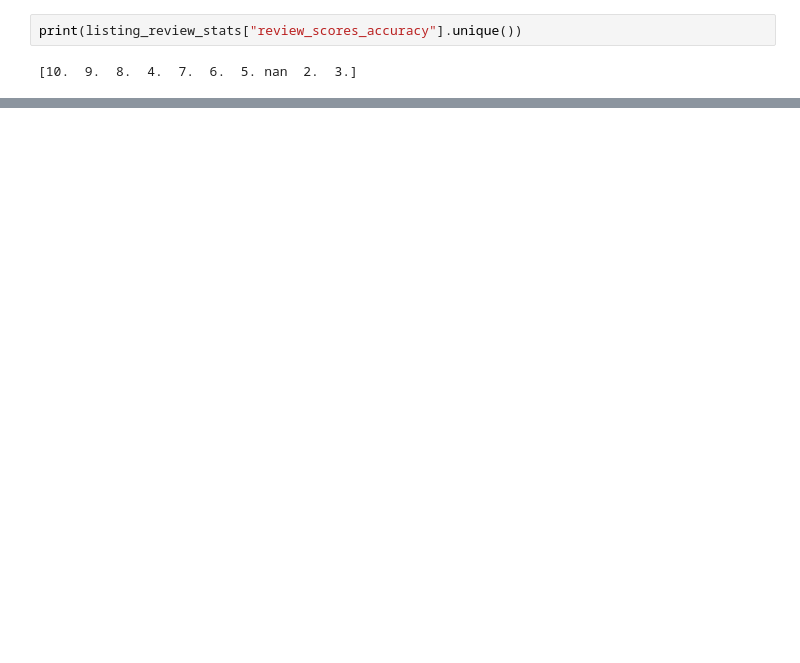
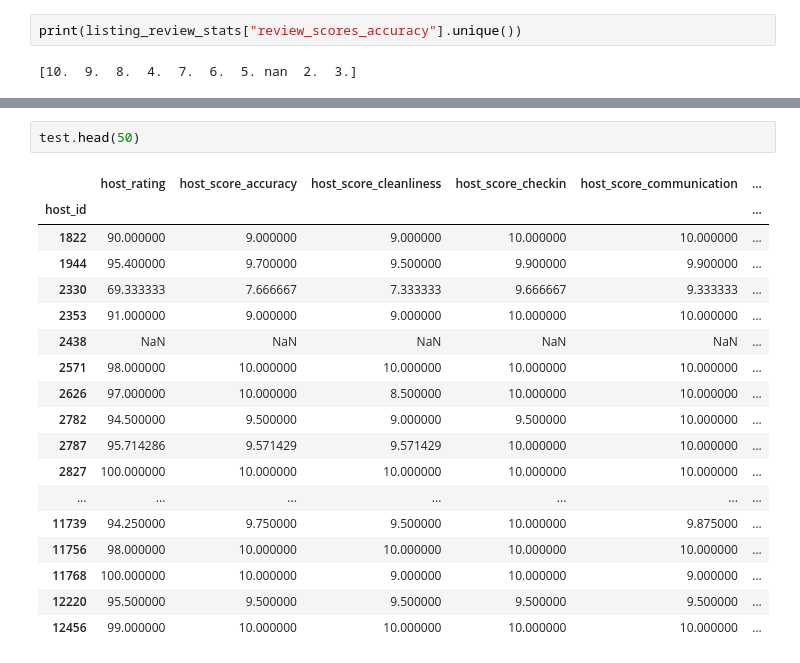
Before and after one commit to dkoski23/airbnb_etl, a Jupyter notebook: etl_project.ipynb, the cells around one changed output, grey strips where cells are left out. Cells and saved outputs as stored; diff of their text form; blank space fills up the shorter version.

```diff
--- a/etl_project.ipynb
+++ b/etl_project.ipynb
@@ -138,0 +195,21 @@ listings_df["total_reviews"].fillna(0, inplace= True)
+# %%
+test.head(50)
+# %% [output]
+|  | host_rating | host_score_accuracy | host_score_cleanliness | host_score_checkin | host_score_communication | ... |
+| host_id |  |  |  |  |  | ... |
+| 1822 | 90.000000 | 9.000000 | 9.000000 | 10.000000 | 10.000000 | ... |
+| 1944 | 95.400000 | 9.700000 | 9.500000 | 9.900000 | 9.900000 | ... |
+| 2330 | 69.333333 | 7.666667 | 7.333333 | 9.666667 | 9.333333 | ... |
+| 2353 | 91.000000 | 9.000000 | 9.000000 | 10.000000 | 10.000000 | ... |
+| 2438 | NaN | NaN | NaN | NaN | NaN | ... |
+| 2571 | 98.000000 | 10.000000 | 10.000000 | 10.000000 | 10.000000 | ... |
+| 2626 | 97.000000 | 10.000000 | 8.500000 | 10.000000 | 10.000000 | ... |
+| 2782 | 94.500000 | 9.500000 | 9.000000 | 9.500000 | 10.000000 | ... |
+| 2787 | 95.714286 | 9.571429 | 9.571429 | 10.000000 | 10.000000 | ... |
+| 2827 | 100.000000 | 10.000000 | 10.000000 | 10.000000 | 10.000000 | ... |
+| ... | ... | ... | ... | ... | ... | ... |
+| 11739 | 94.250000 | 9.750000 | 9.500000 | 10.000000 | 9.875000 | ... |
+| 11756 | 98.000000 | 10.000000 | 10.000000 | 10.000000 | 10.000000 | ... |
+| 11768 | 100.000000 | 10.000000 | 9.000000 | 10.000000 | 9.000000 | ... |
+| 12220 | 95.500000 | 9.500000 | 9.500000 | 9.500000 | 9.500000 | ... |
+| 12456 | 99.000000 | 10.000000 | 10.000000 | 10.000000 | 10.000000 | ... |
```
Also changed, not shown: parts of 18 cells of this notebook.
